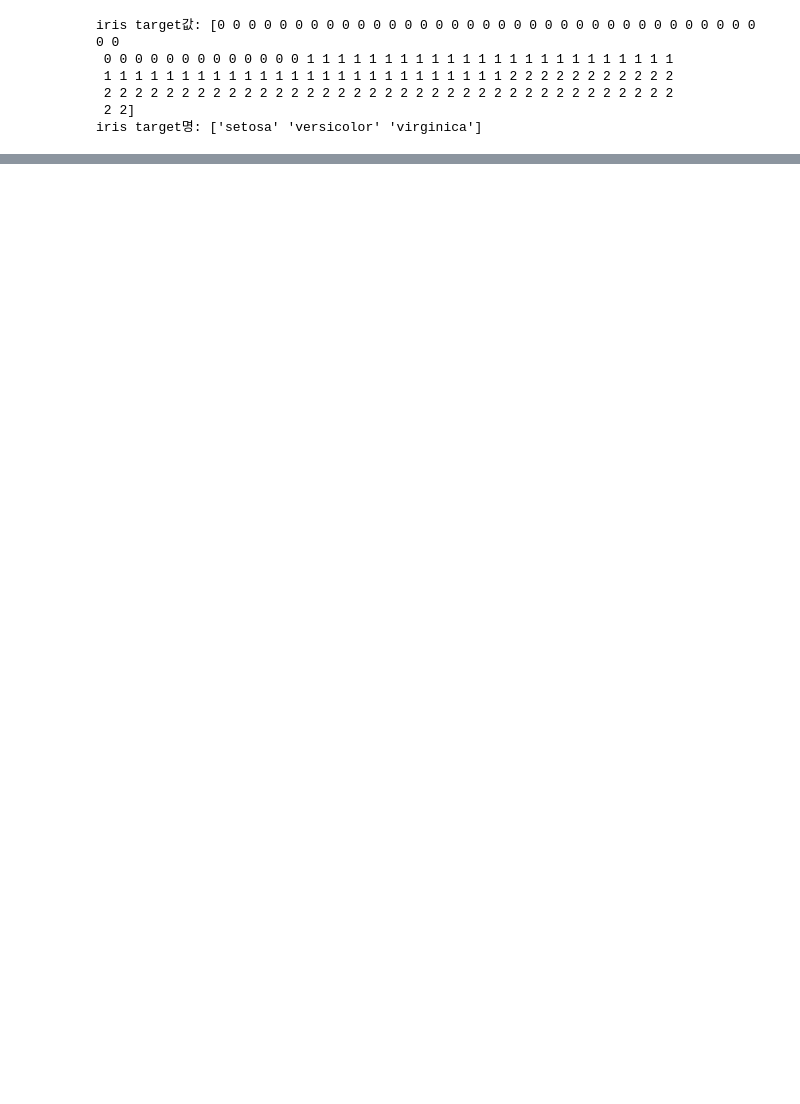
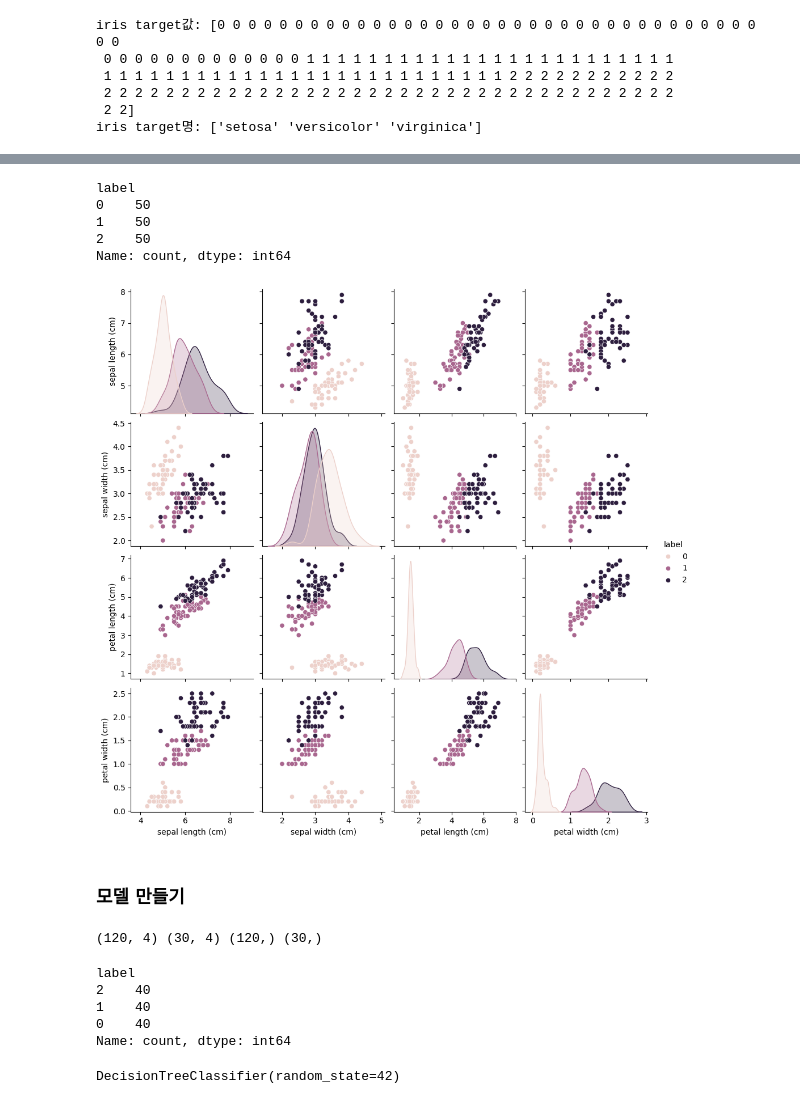
Before and after one commit to jiminxchris/pythonmlproject20260205, a Jupyter notebook: 03_붓꽃품종예측.ipynb, the cells around one changed output, grey strips where cells are left out. Saved outputs shown, nothing was run; the diff lists cells and outputs as text; code cells hidden in the pictures; blank space fills up the shorter version.

```diff
--- a/03_붓꽃품종예측.ipynb
+++ b/03_붓꽃품종예측.ipynb
@@ -40,6 +72,21 @@ iris_df['label'] = iris.target
+# %%
+iris_df['label'].value_counts()
+# %% [output]
+label
+0    50
+1    50
+2    50
+Name: count, dtype: int64
 # %%
 # 시각화
 import matplotlib.pyplot as plt
 import seaborn as sns
+
+sns.pairplot(iris_df, hue='label')
+plt.show()
+# %% [output]
+[figure, added]
+# %% [markdown]
+### 모델 만들기
 # %%
 # 속성과 Target 분리
@@ -47,6 +96,18 @@ import seaborn as sns
 # 학습용 데이터와 테스트용 데이터로 분리
 # 테스트 20%, 학습 80% , random_state=10
 # TODO: YOUR_CODE_HERE
+X_train, X_test, y_train, y_test = train_test_split(X, y, test_size=0.2, random_state=10, stratify=y)
+print(X_train.shape, X_test.shape, y_train.shape, y_test.shape)
+# %% [output]
+(120, 4) (30, 4) (120,) (30,)
+# %%
+y_train.value_counts()
+# %% [output]
+label
+2    40
+1    40
+0    40
+Name: count, dtype: int64
 # %%
 # DecisionTree로 학습
 
@@ -55,6 +116,9 @@ dt_clf = DecisionTreeClassifier(random_state=42)
 
 # 학습 (학습 데이터를 사용하여 fit)
 # TODO: YOUR_CODE_HERE
+dt_clf.fit(X_train, y_train)
+# %% [output]
+DecisionTreeClassifier(random_state=42)
 # %%
 #  예측
 
```
Also changed, not shown: parts of 10 cells of this notebook, 1 other file.
